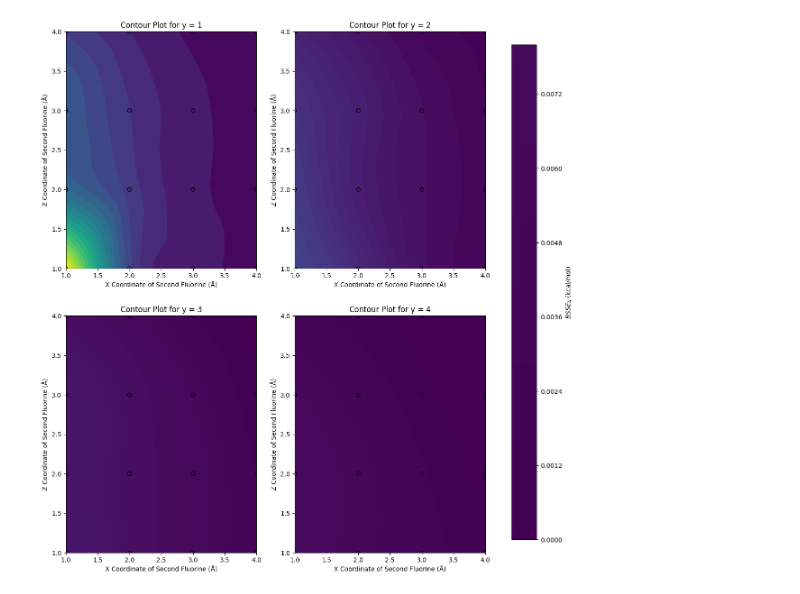
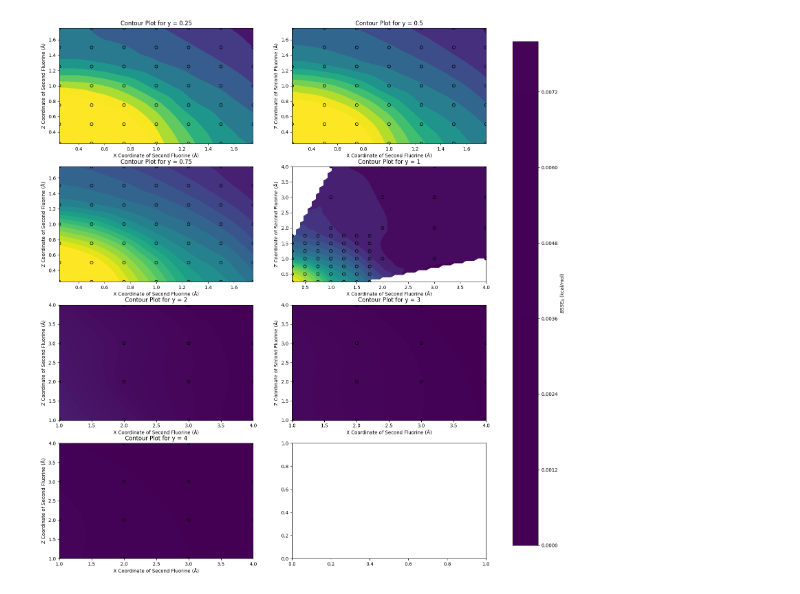
Before and after one commit to rmrresearch/bsse_db, a Jupyter notebook: Ibrahim_SULI_Tasks/dimers/data/make_contour_plots.ipynb, the cells around one changed output. Cells and saved outputs as stored; diff of their text form; code cells hidden in the pictures.

```diff
--- a/Ibrahim_SULI_Tasks/dimers/data/make_contour_plots.ipynb
+++ b/Ibrahim_SULI_Tasks/dimers/data/make_contour_plots.ipynb
@@ -6,8 +6,8 @@ import matplotlib.pyplot as plt
 import numpy as np
 from scipy.interpolate import griddata
 
-fig, axes = plt.subplots(2, 2, figsize=(15, 15))
-
+fig, axes = plt.subplots(4, 2, figsize=(20, 20))
+# remove last row and column
 # Store all BSSE values across plots for consistent color scale
 all_bsse = []
 
@@ -19,32 +19,32 @@ for fixed_y_value in [1, 2, 3, 4]:
 vmin = min(all_bsse)
 vmax = max(all_bsse)
 
 # Second pass: plotting
-for i, fixed_y_value in enumerate([1, 2, 3, 4]):
+for i, fixed_y_value in enumerate([.25, .5, .75, 1, 2, 3, 4]):
     ax = axes[i // 2, i % 2]
 
     data = bsse_data[bsse_data['y'] == fixed_y_value][['x', 'z', 'BSSE_A']]
     xs = data['x'].values
     zs = data['z'].values
     bsse = data['BSSE_A'].values * 627.5096
 
     # Grid and interpolation
     xi = np.linspace(min(xs), max(xs), 50)
     zi = np.linspace(min(zs), max(zs), 50)
     Xi, Zi = np.meshgrid(xi, zi)
     bssei = griddata((xs, zs), bsse, (Xi, Zi), method='cubic')
 
     # Filled contour plot with fixed vmin/vmax
     contour = ax.contourf(Xi, Zi, bssei, levels=20, cmap='viridis', vmin=vmin, vmax=vmax)
     ax.scatter(xs, zs, c=bsse, cmap='viridis', vmin=vmin, vmax=vmax, edgecolor='k')
 
     ax.set_title(f'Contour Plot for y = {fixed_y_value}')
     ax.set_xlabel('X Coordinate of Second Fluorine (Å)')
     ax.set_ylabel('Z Coordinate of Second Fluorine (Å)')
 
 # Shared colorbar
 fig.colorbar(contour, ax=axes.ravel(), label='$BSSE_{A}$ (kcal/mol)', shrink=0.95)
 
 plt.show()
 # %% [output]
-[figure, old version]
+[figure, new version]
```
Also changed, not shown: parts of 2 cells of this notebook, 40 other files.
